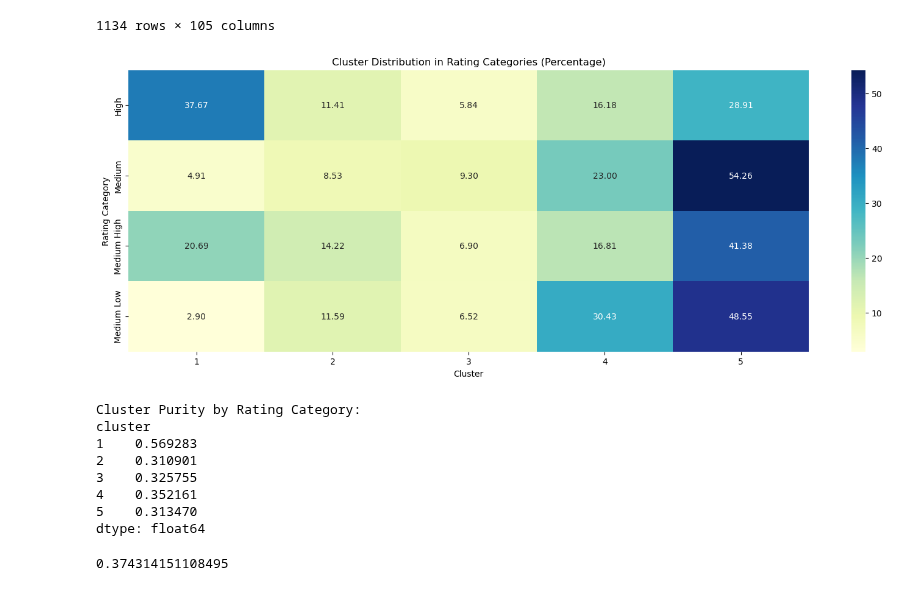
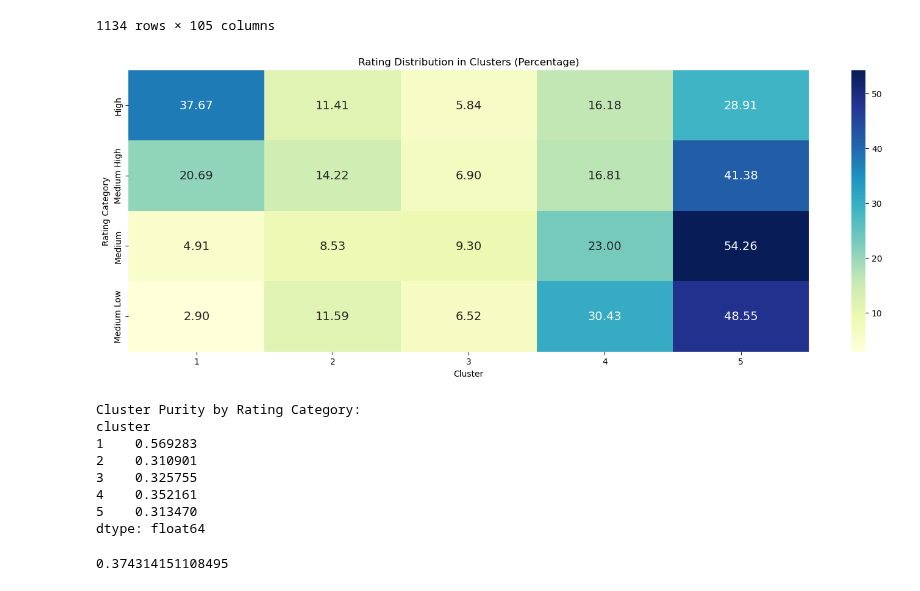
Before and after one commit to luigiascio/Data-Mining-2, a Jupyter notebook: time_series/TS_clustering.ipynb, the cells around one changed output. Saved outputs shown, nothing was run; the diff lists cells and outputs as text; code cells hidden in the pictures.

```diff
--- a/time_series/TS_clustering.ipynb
+++ b/time_series/TS_clustering.ipynb
@@ -832,6 +874,14 @@ genre_purity.mean()
 #### WITH PCA
 # %%
 from sktime.transformations.panel.tsfresh import TSFreshFeatureExtractor
+# %%
+ts = pd.read_csv("ts_transformed.csv")
+
+ts['rating_category'] = ts['rating_category'].replace('Low', 'Medium Low')
+# %%
+ts_numeric = ts.drop(columns=['id', 'rating', 'genre', 'rating_category'])
+
+train, test = train_test_split(ts_numeric, test_size = 2, random_state = 42)
 # %%
 ts_f = TSFreshFeatureExtractor(default_fc_parameters="comprehensive", show_warnings=False, disable_progressbar=True)
 
@@ -971,29 +1019,33 @@ ts_g
 # %%
 import pandas as pd
 import matplotlib.pyplot as plt
 import seaborn as sns
 
 # Calcola la distribuzione delle categorie di rating per cluster
 rating_distribution = ts_g.groupby(['rating_category', 'cluster']).size().unstack(fill_value=0)
 
+rating_distribution = rating_distribution.reindex(['High', 'Medium High', 'Medium', 'Medium Low'])
+
 # Converte i conteggi in percentuali rispetto al totale per ciascuna categoria di rating
 rating_distribution_percentage = rating_distribution.div(rating_distribution.sum(axis=1), axis=0) * 100
 
 # Crea la heatmap
 plt.figure(figsize=(18, 6))
-sns.heatmap(rating_distribution_percentage, annot=True, fmt='.2f', cmap='YlGnBu')
-plt.title('Cluster Distribution in Rating Categories (Percentage)')
+
+sns.heatmap(rating_distribution_percentage, annot=True, fmt='.2f', cmap='YlGnBu', annot_kws={"size": 14})
+
+plt.title('Rating Distribution in Clusters (Percentage)')
 plt.xlabel('Cluster')
 plt.ylabel('Rating Category')
 plt.show()
 
 # Calculate cluster purity for rating category
 rating_purity = rating_distribution_percentage.max(axis=0) / rating_distribution_percentage.sum(axis=0)
 
 print("\nCluster Purity by Rating Category:")
 print(rating_purity)
 # %% [output]
-[figure, old version]
+[figure, new version]
 Cluster Purity by Rating Category:
 cluster
 1    0.569283
```
Also changed, not shown: parts of 40 cells of this notebook, 11 other files.
